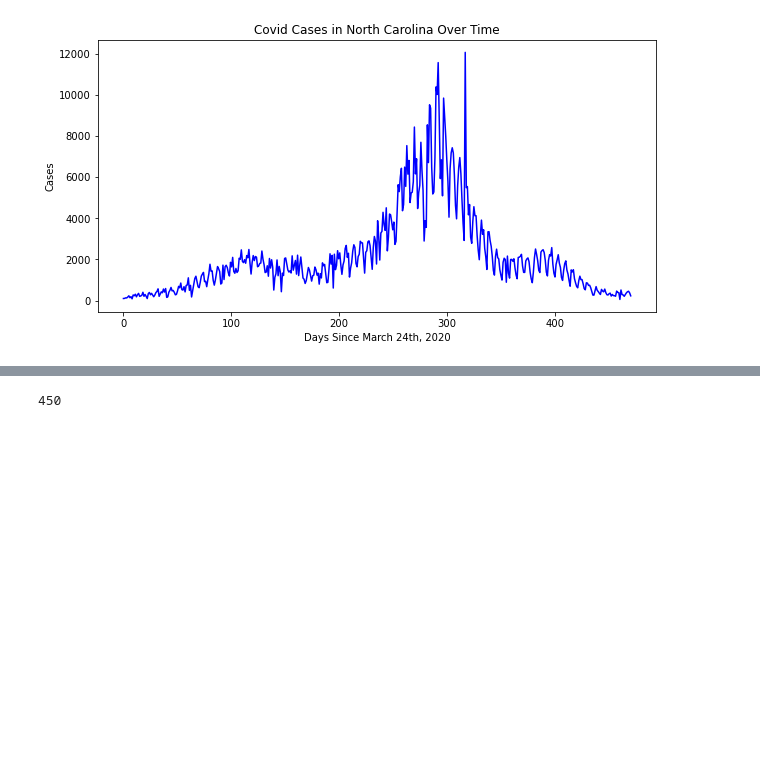
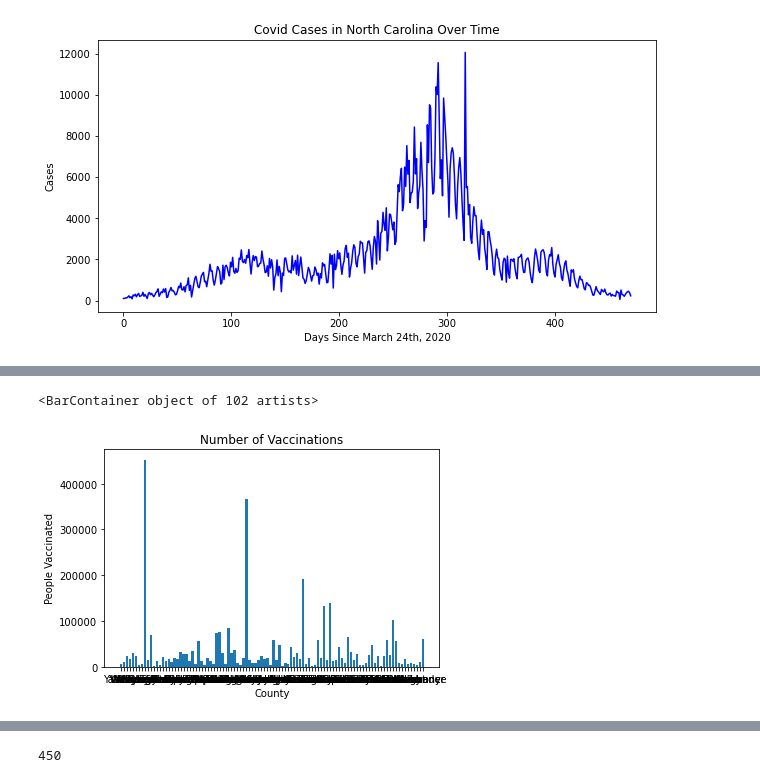
Before and after one commit to abhi-vinnakota/ValiantVaccinators, a Jupyter notebook: Valiant Vaccinators.ipynb, the cells around one changed output, grey strips where cells are left out. Cells and saved outputs as stored; diff of their text form; code cells hidden in the pictures; blank space fills up the shorter version.

```diff
--- a/Valiant Vaccinators.ipynb
+++ b/Valiant Vaccinators.ipynb
@@ -64,0 +105,8 @@ covid_america.head()
+# %%
+plt.xlabel('County')
+plt.ylabel('People Vaccinated')
+plt.title('Number of Vaccinations')
+plt.bar(covid_vac_nc["County"], covid_vac_nc["Measure Values"])
+# %% [output]
+<BarContainer object of 102 artists>
+[figure, added]
```
Also changed, not shown: parts of 16 cells of this notebook.
